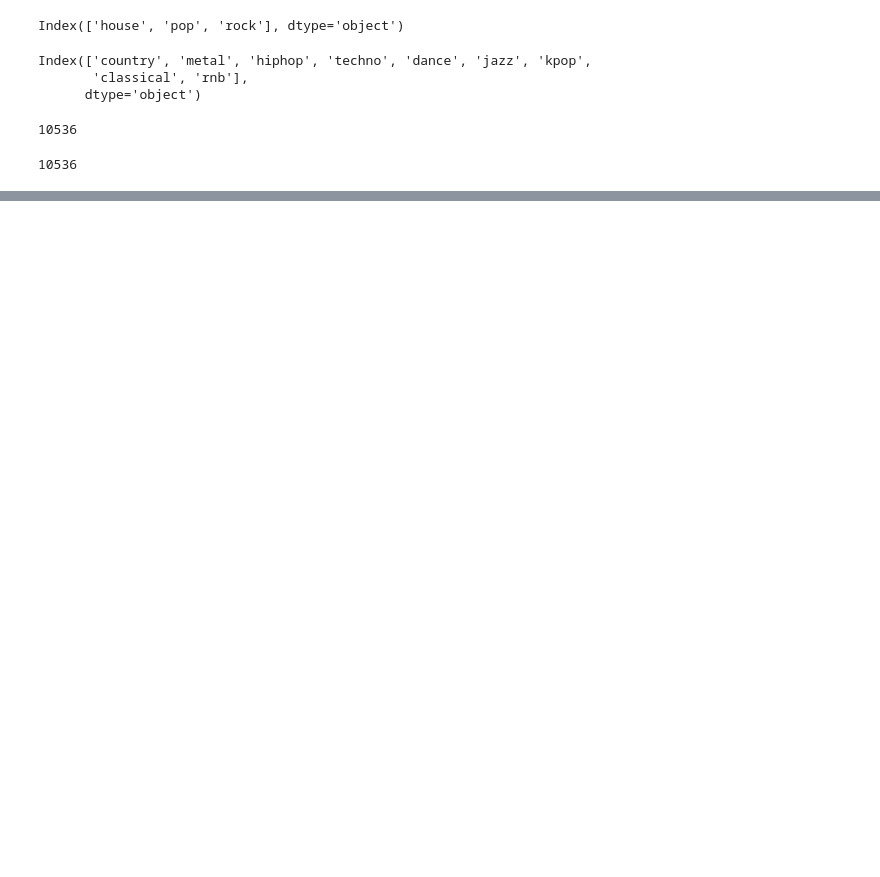
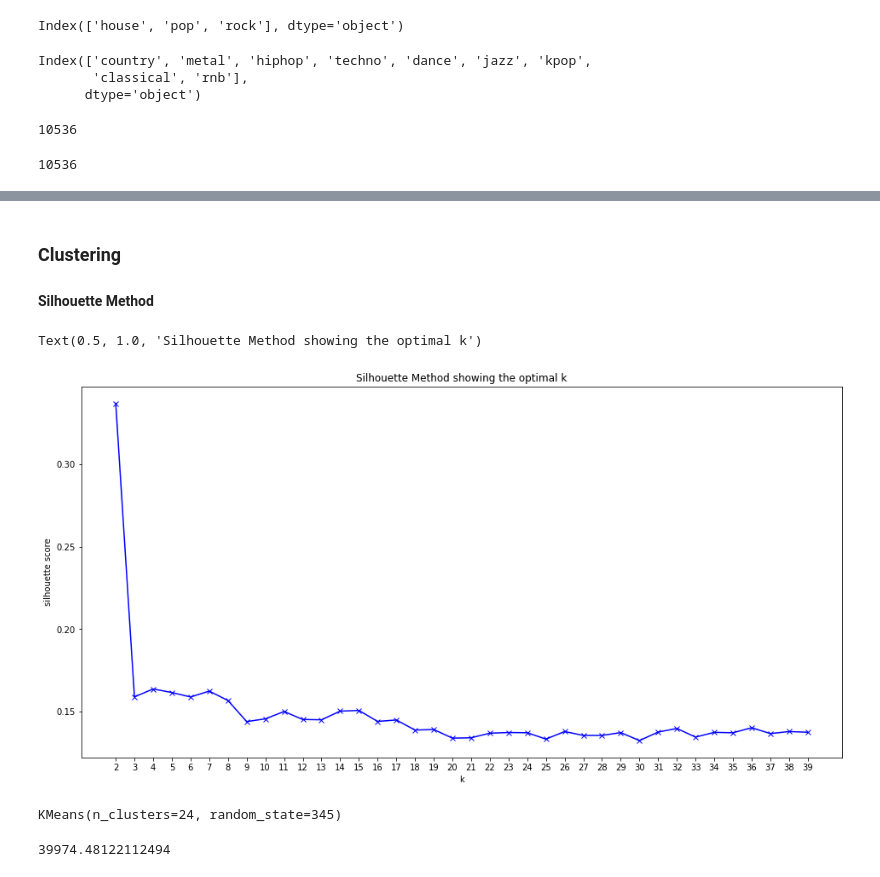
Before and after one commit to lmbauyeung/IronBosco, a Jupyter notebook: 2_Song_Recommender_Project/2_Clustering.ipynb, the cells around one changed output, grey strips where cells are left out. Drawn from its saved outputs; the diff is of its cells as text; code cells hidden in the pictures; blank space fills up the shorter version.

```diff
--- a/2_Song_Recommender_Project/2_Clustering.ipynb
+++ b/2_Song_Recommender_Project/2_Clustering.ipynb
@@ -80,0 +169,28 @@ len(upsample_df)
+# %% [markdown]
+### Clustering
+#### Silhouette Method
+# %%
+K = range(2, 40)
+silhouette = []
+
+for k in K:
+    kmeans = KMeans(n_clusters=k,
+                    random_state=345)
+    kmeans.fit(X_scaled_df)
+
+    filename = "Model/kmeans_" + str(k) + ".pickle"
+    with open(filename, "wb") as f:
+        pickle.dump(kmeans,f)
+
+    silhouette.append(silhouette_score(X_scaled_df, kmeans.predict(X_scaled_df)))
+
+
+plt.figure(figsize=(16,8))
+plt.plot(K, silhouette, 'bx-')
+plt.xlabel('k')
+plt.ylabel('silhouette score')
+plt.xticks(np.arange(min(K), max(K)+1, 1.0))
+plt.title('Silhouette Method showing the optimal k')
+# %% [output]
+Text(0.5, 1.0, 'Silhouette Method showing the optimal k')
+[figure, added]
@@ -80,0 +203,10 @@ len(upsample_df)
+# %%
+# setting up clusters
+kmeans = KMeans(n_clusters=24, random_state=345)
+kmeans.fit(X_scaled_df)
+# %% [output]
+KMeans(n_clusters=24, random_state=345)
+# %%
+kmeans.inertia_
+# %% [output]
+39974.48122112494
```
Also changed, not shown: parts of 12 cells of this notebook, 39 other files.
